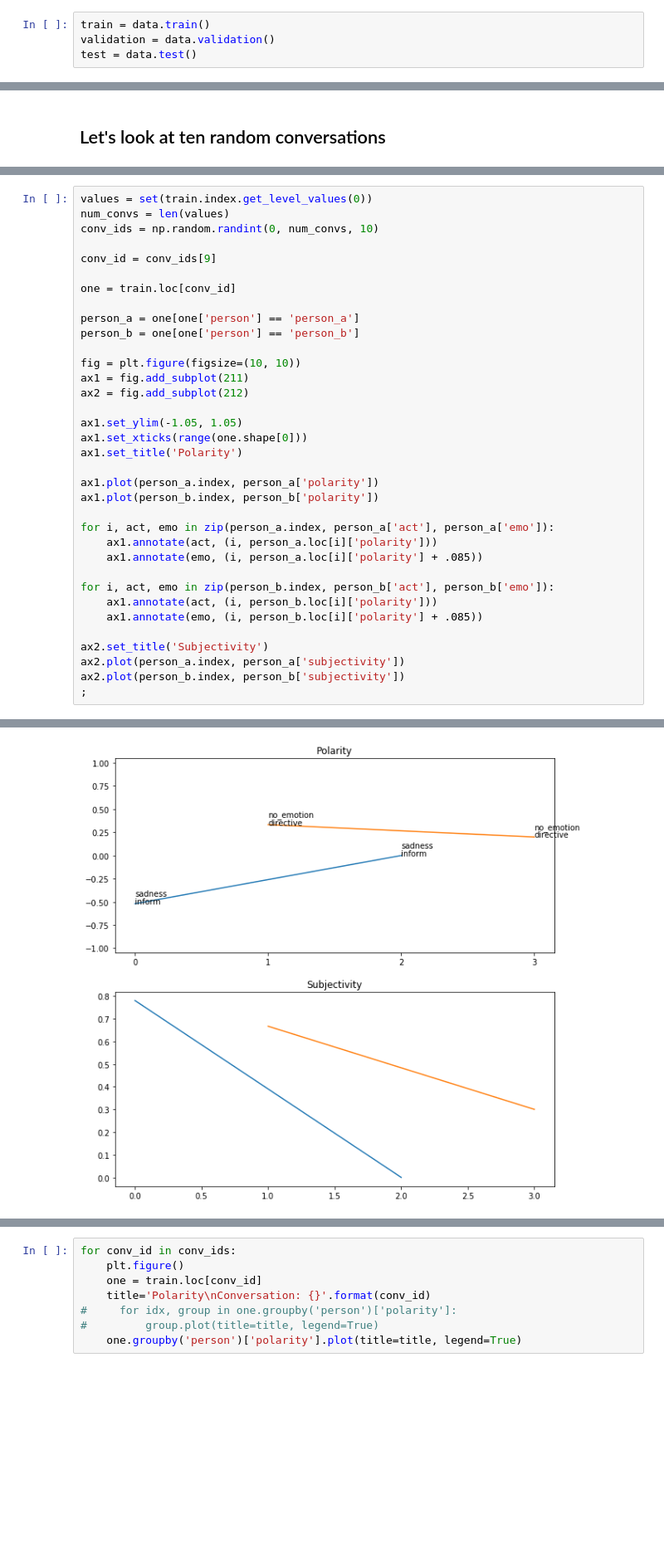
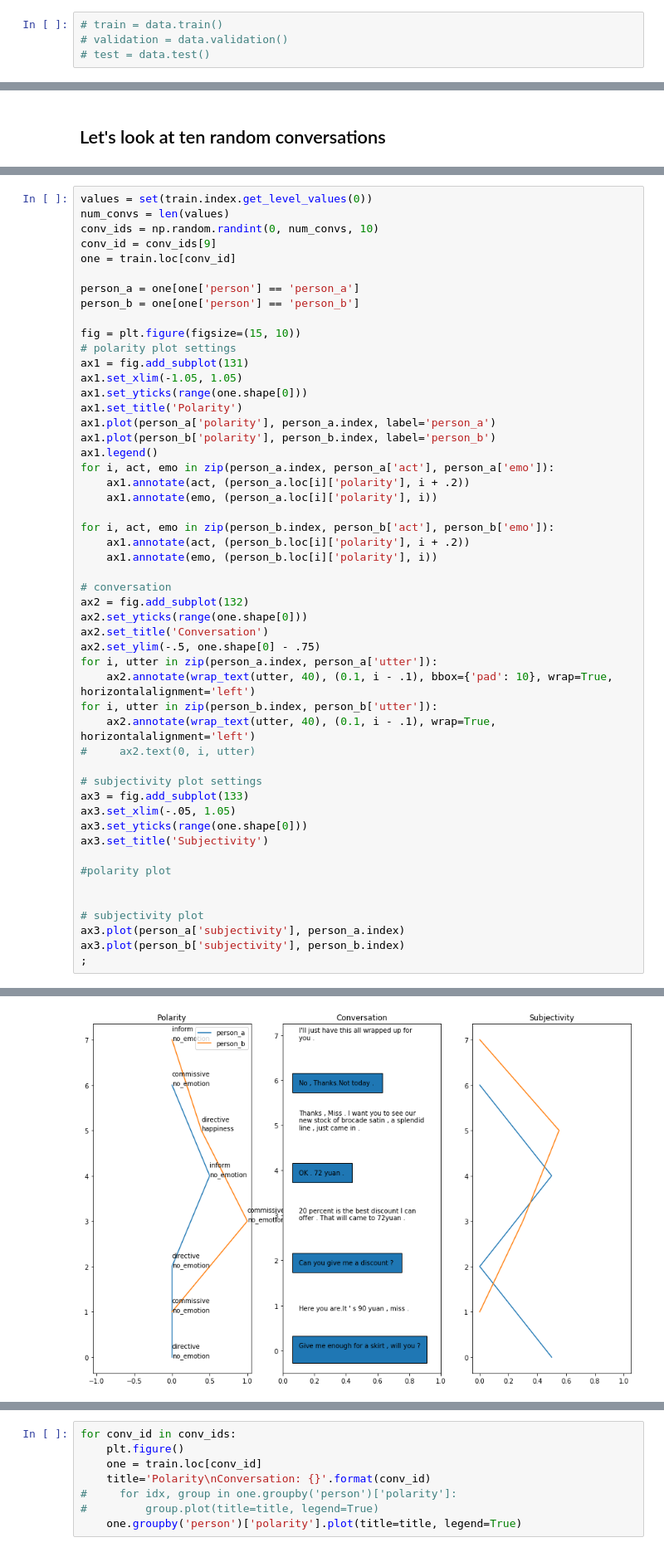
Before and after one commit to Ryanglambert/daily_dialogue, a Jupyter notebook: EDA.ipynb, the cells around one changed output, grey strips where cells are left out. Shown at 83% size. Drawn from its saved outputs; the diff is of its cells as text; blank space fills up the shorter version.

```diff
--- a/EDA.ipynb
+++ b/EDA.ipynb
@@ -12,6 +12,6 @@ import data
 # %% [markdown]
 # Data Cleaning
 # %%
-train = data.train()
-validation = data.validation()
-test = data.test()
+# train = data.train()
+# validation = data.validation()
+# test = data.test()
@@ -62,41 +100,57 @@ from matplotlib.gridspec import GridSpec
 # %%
 values = set(train.index.get_level_values(0))
 num_convs = len(values)
 conv_ids = np.random.randint(0, num_convs, 10)
-
 conv_id = conv_ids[9]
-
 one = train.loc[conv_id]
 
 person_a = one[one['person'] == 'person_a']
 person_b = one[one['person'] == 'person_b']
 
-fig = plt.figure(figsize=(10, 10))
-ax1 = fig.add_subplot(211)
-ax2 = fig.add_subplot(212)
-
-ax1.set_ylim(-1.05, 1.05)
-ax1.set_xticks(range(one.shape[0]))
+fig = plt.figure(figsize=(15, 10))
+# polarity plot settings
+ax1 = fig.add_subplot(131)
+ax1.set_xlim(-1.05, 1.05)
+ax1.set_yticks(range(one.shape[0]))
 ax1.set_title('Polarity')
-
-ax1.plot(person_a.index, person_a['polarity'])
-ax1.plot(person_b.index, person_b['polarity'])
-
+ax1.plot(person_a['polarity'], person_a.index, label='person_a')
+ax1.plot(person_b['polarity'], person_b.index, label='person_b')
+ax1.legend()
 for i, act, emo in zip(person_a.index, person_a['act'], person_a['emo']):
-    ax1.annotate(act, (i, person_a.loc[i]['polarity']))
-    ax1.annotate(emo, (i, person_a.loc[i]['polarity'] + .085))
+    ax1.annotate(act, (person_a.loc[i]['polarity'], i + .2))
+    ax1.annotate(emo, (person_a.loc[i]['polarity'], i))
 
 for i, act, emo in zip(person_b.index, person_b['act'], person_b['emo']):
-    ax1.annotate(act, (i, person_b.loc[i]['polarity']))
-    ax1.annotate(emo, (i, person_b.loc[i]['polarity'] + .085))
+    ax1.annotate(act, (person_b.loc[i]['polarity'], i + .2))
+    ax1.annotate(emo, (person_b.loc[i]['polarity'], i))
 
-ax2.set_title('Subjectivity')
-ax2.plot(person_a.index, person_a['subjectivity'])
-ax2.plot(person_b.index, person_b['subjectivity'])
+# conversation
+ax2 = fig.add_subplot(132)
+ax2.set_yticks(range(one.shape[0]))
+ax2.set_title('Conversation')
+ax2.set_ylim(-.5, one.shape[0] - .75)
+for i, utter in zip(person_a.index, person_a['utter']):
+    ax2.annotate(wrap_text(utter, 40), (0.1, i - .1), bbox={'pad': 10}, wrap=True, horizontalalignment='left')
+for i, utter in zip(person_b.index, person_b['utter']):
+    ax2.annotate(wrap_text(utter, 40), (0.1, i - .1), wrap=True, horizontalalignment='left')
+#     ax2.text(0, i, utter)
+
+# subjectivity plot settings
+ax3 = fig.add_subplot(133)
+ax3.set_xlim(-.05, 1.05)
+ax3.set_yticks(range(one.shape[0]))
+ax3.set_title('Subjectivity')
+
+#polarity plot
+
+
+# subjectivity plot
+ax3.plot(person_a['subjectivity'], person_a.index)
+ax3.plot(person_b['subjectivity'], person_b.index)
 ;
 # %% [output]
 ''
-[figure, old version]
+[figure, new version]
 # %%
 person_b.loc[1]['act']
 # %% [output]
```
Also changed, not shown: parts of 6 cells of this notebook, 1 other file.
